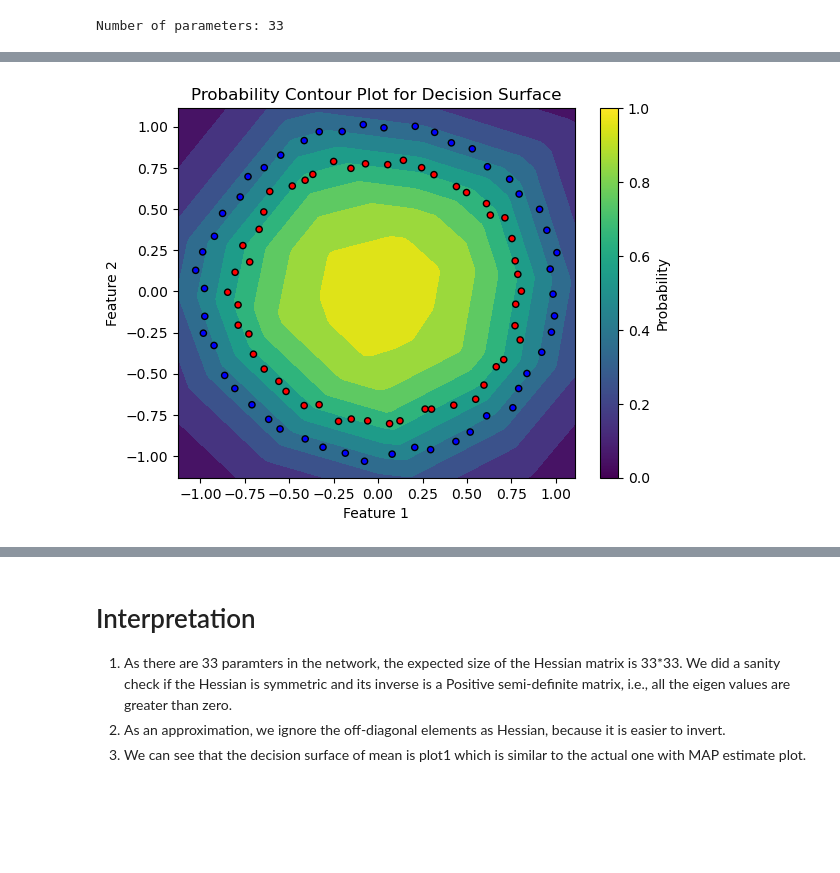
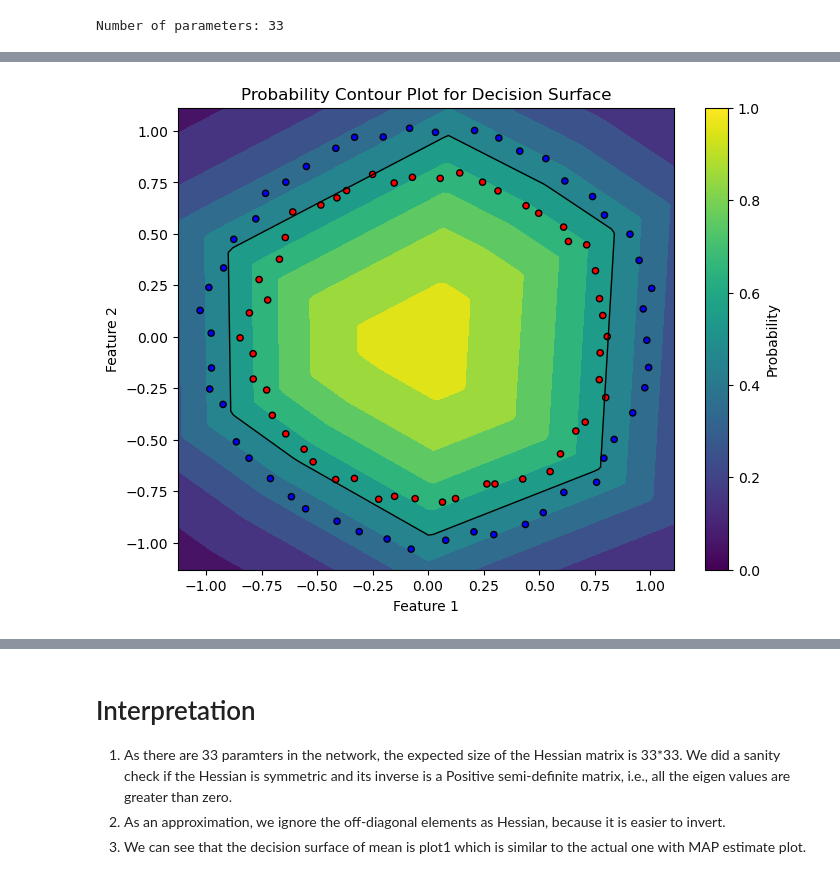
Before and after one commit to DhairyaShah981/pml-assignment3, a Jupyter notebook: pml-assignment3-dy.ipynb, the cells around one changed output, grey strips where cells are left out. Cells and saved outputs as stored; diff of their text form; code cells hidden in the pictures; blank space fills up the shorter version.

```diff
--- a/A3.ipynb
+++ b/pml-assignment3-dy.ipynb
@@ -538,30 +538,32 @@ map_estimate
 # %%
 # Generate a grid of points
 x_min, x_max = X[:, 0].min() - 0.1, X[:, 0].max() + 0.1
 y_min, y_max = X[:, 1].min() - 0.1, X[:, 1].max() + 0.1
 xx, yy = np.meshgrid(np.linspace(x_min, x_max, 100), np.linspace(y_min, y_max, 100))
 grid_points = np.c_[xx.ravel(), yy.ravel()]
 
 # Convert the grid points to a tensor
 grid_points_tensor = torch.tensor(grid_points).float()
 
 # Pass the grid points through the network to get probabilities
 with torch.no_grad():
     net_classification.eval()
     predictions = net_classification(grid_points_tensor)
     probabilities = torch.sigmoid(predictions).numpy().reshape(xx.shape)
 
 data_point_colors = ['blue' if label == 0 else 'red' for label in y]
 
+plt.figure(figsize=(8, 6))
 plt.contourf(xx, yy, probabilities, levels=np.linspace(0, 1, 11))
+plt.contour(xx, yy, probabilities, levels=[0.5], colors='k', linewidths=1)
 plt.scatter(X[:, 0], X[:, 1], c=data_point_colors, edgecolors='k', s=20)
 plt.xlabel('Feature 1')
 plt.ylabel('Feature 2')
 plt.title('Probability Contour Plot for Decision Surface')
 plt.colorbar(label='Probability')
 plt.show()
 # %% [output]
-[figure, old version]
+[figure, new version]
 # %%
 def functional_negative_log_prior(params):
     parameter_leaves = jtu.tree_leaves(params)
```
Also changed, not shown: parts of 13 cells of this notebook, 1 other file.
